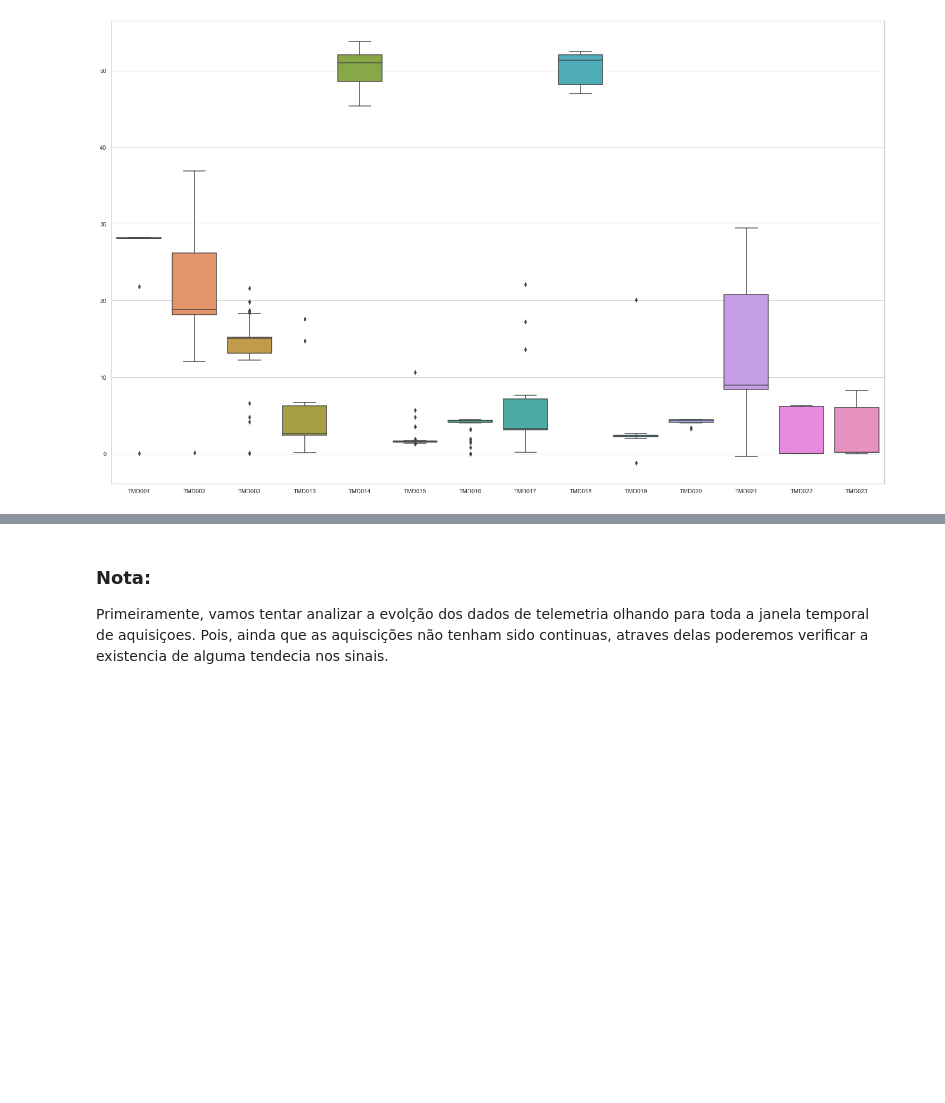
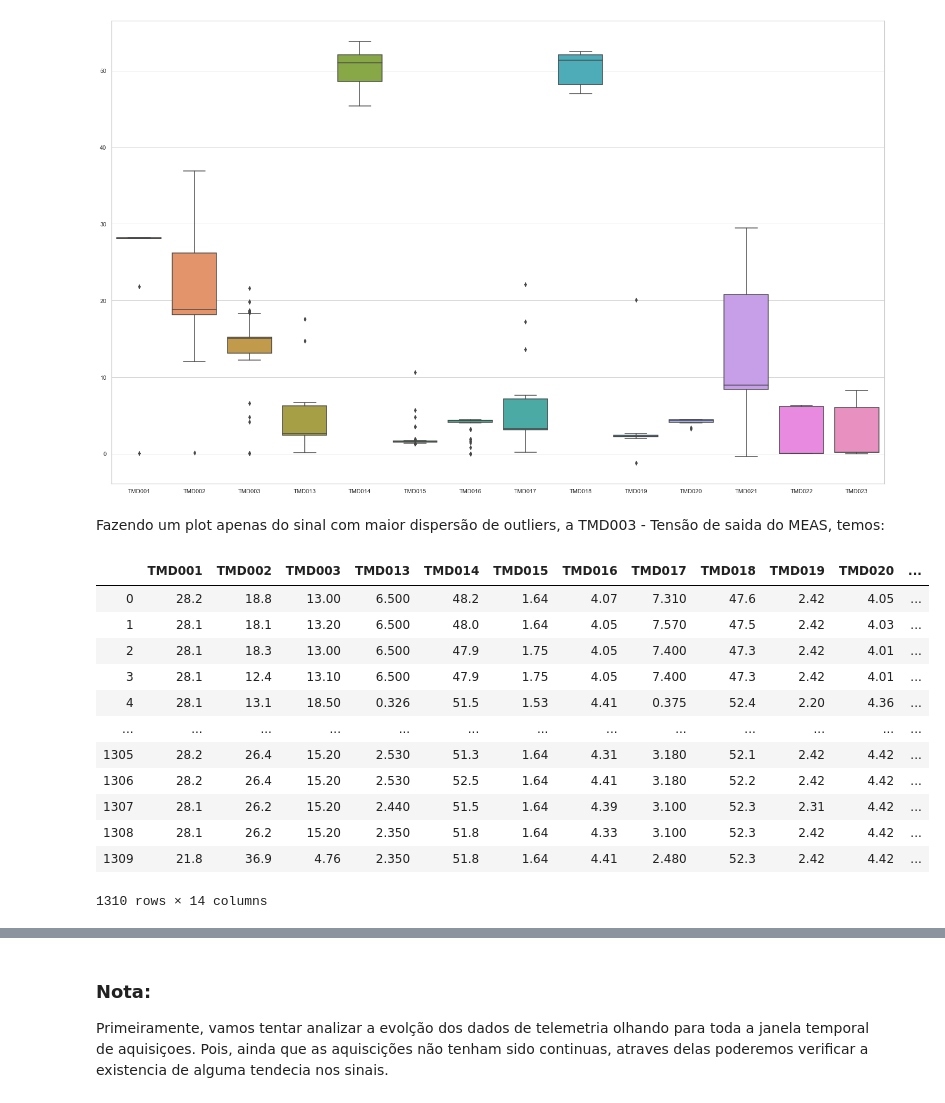
Before and after one commit to marciodbotas/CAP394, a Jupyter notebook: CAP392_Trabalho.ipynb, the cells around one changed output, grey strips where cells are left out. Saved outputs shown, nothing was run; the diff lists cells and outputs as text; code cells hidden in the pictures; blank space fills up the shorter version.

```diff
--- a/CAP392_Trabalho.ipynb
+++ b/CAP392_Trabalho.ipynb
@@ -238,3 +275,21 @@ sns.boxplot(data=df)
 # %% [output]
 <matplotlib.axes._subplots.AxesSubplot at 0x...>
 [figure]
+# %% [markdown]
+Fazendo um plot apenas do sinal com maior dispersão de outliers, a TMD003 - Tensão de saida do MEAS, temos:
+# %%
+df
+# %% [output]
+|  | TMD001 | TMD002 | TMD003 | TMD013 | TMD014 | TMD015 | TMD016 | TMD017 | TMD018 | TMD019 | TMD020 | ... |
+| 0 | 28.2 | 18.8 | 13.00 | 6.500 | 48.2 | 1.64 | 4.07 | 7.310 | 47.6 | 2.42 | 4.05 | ... |
+| 1 | 28.1 | 18.1 | 13.20 | 6.500 | 48.0 | 1.64 | 4.05 | 7.570 | 47.5 | 2.42 | 4.03 | ... |
+| 2 | 28.1 | 18.3 | 13.00 | 6.500 | 47.9 | 1.75 | 4.05 | 7.400 | 47.3 | 2.42 | 4.01 | ... |
+| 3 | 28.1 | 12.4 | 13.10 | 6.500 | 47.9 | 1.75 | 4.05 | 7.400 | 47.3 | 2.42 | 4.01 | ... |
+| 4 | 28.1 | 13.1 | 18.50 | 0.326 | 51.5 | 1.53 | 4.41 | 0.375 | 52.4 | 2.20 | 4.36 | ... |
+| ... | ... | ... | ... | ... | ... | ... | ... | ... | ... | ... | ... | ... |
+| 1305 | 28.2 | 26.4 | 15.20 | 2.530 | 51.3 | 1.64 | 4.31 | 3.180 | 52.1 | 2.42 | 4.42 | ... |
+| 1306 | 28.2 | 26.4 | 15.20 | 2.530 | 52.5 | 1.64 | 4.41 | 3.180 | 52.2 | 2.42 | 4.42 | ... |
+| 1307 | 28.1 | 26.2 | 15.20 | 2.440 | 51.5 | 1.64 | 4.39 | 3.100 | 52.3 | 2.31 | 4.42 | ... |
+| 1308 | 28.1 | 26.2 | 15.20 | 2.350 | 51.8 | 1.64 | 4.33 | 3.100 | 52.3 | 2.42 | 4.42 | ... |
+| 1309 | 21.8 | 36.9 | 4.76 | 2.350 | 51.8 | 1.64 | 4.41 | 2.480 | 52.3 | 2.42 | 4.42 | ... |
+1310 rows × 14 columns
```
Also changed, not shown: parts of 36 cells of this notebook, 3 other files.
